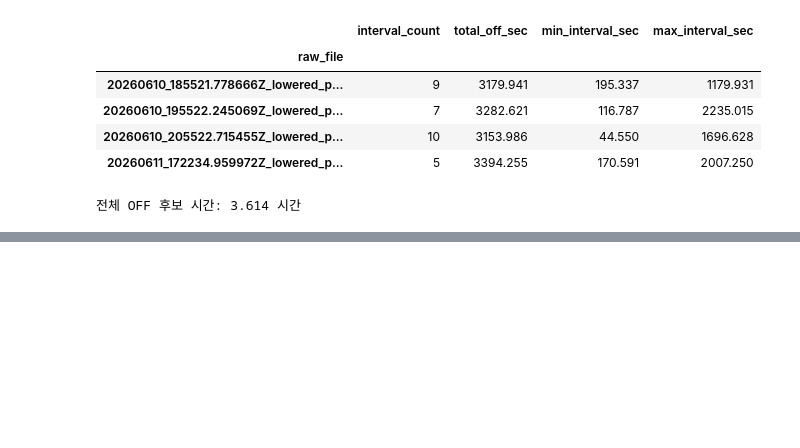
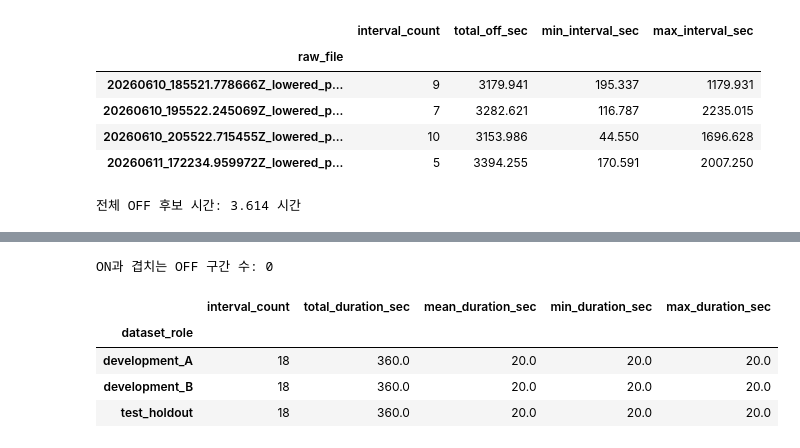
Before and after one commit to tnwlvos/Purdue-AI-education-Muchine-Learning-, a Jupyter notebook: PurdueAI_Final_project.ipynb, the cells around one changed output, grey strips where cells are left out. Saved outputs shown, nothing was run; the diff lists cells and outputs as text; code cells hidden in the pictures; blank space fills up the shorter version.

```diff
--- a/PurdueAI_Final_project.ipynb
+++ b/PurdueAI_Final_project.ipynb
@@ -1566,0 +1698,58 @@ OFF 후보 구간 수: 31
+# %%
+overlap_records = []
+
+for off_index, off_row in selected_off_intervals.iterrows():
+    same_raw_on = on_intervals[
+        on_intervals["raw_file"]
+        == off_row["raw_file"]
+    ]
+
+    overlapping_on = same_raw_on[
+        (same_raw_on["start_sec"] < off_row["end_sec"])
+        & (same_raw_on["end_sec"] > off_row["start_sec"])
+    ]
+
+    if not overlapping_on.empty:
+        overlap_records.append({
+            "off_index": off_index,
+            "raw_file": off_row["raw_file"],
+            "off_start_sec": off_row["start_sec"],
+            "off_end_sec": off_row["end_sec"],
+            "overlapping_segments": (
+                overlapping_on["segment_file"]
+                .tolist()
+            ),
+        })
+
+off_overlap_check = pd.DataFrame(overlap_records)
+
+print(
+    "ON과 겹치는 OFF 구간 수:",
+    len(off_overlap_check),
+)
+
+if not off_overlap_check.empty:
+    display(off_overlap_check)
+
+
+selected_off_summary = (
+    selected_off_intervals
+    .groupby("dataset_role")
+    .agg(
+        interval_count=("label", "count"),
+        total_duration_sec=("duration_sec", "sum"),
+        mean_duration_sec=("duration_sec", "mean"),
+        min_duration_sec=("duration_sec", "min"),
+        max_duration_sec=("duration_sec", "max"),
+    )
+    .round(3)
+)
+
+display(selected_off_summary)
+# %% [output]
+ON과 겹치는 OFF 구간 수: 0
+|  | interval_count | total_duration_sec | mean_duration_sec | min_duration_sec | max_duration_sec |
+| dataset_role |  |  |  |  |  |
+| development_A | 18 | 360.0 | 20.0 | 20.0 | 20.0 |
+| development_B | 18 | 360.0 | 20.0 | 20.0 | 20.0 |
+| test_holdout | 18 | 360.0 | 20.0 | 20.0 | 20.0 |
```
Also changed, not shown: parts of 14 cells of this notebook.
